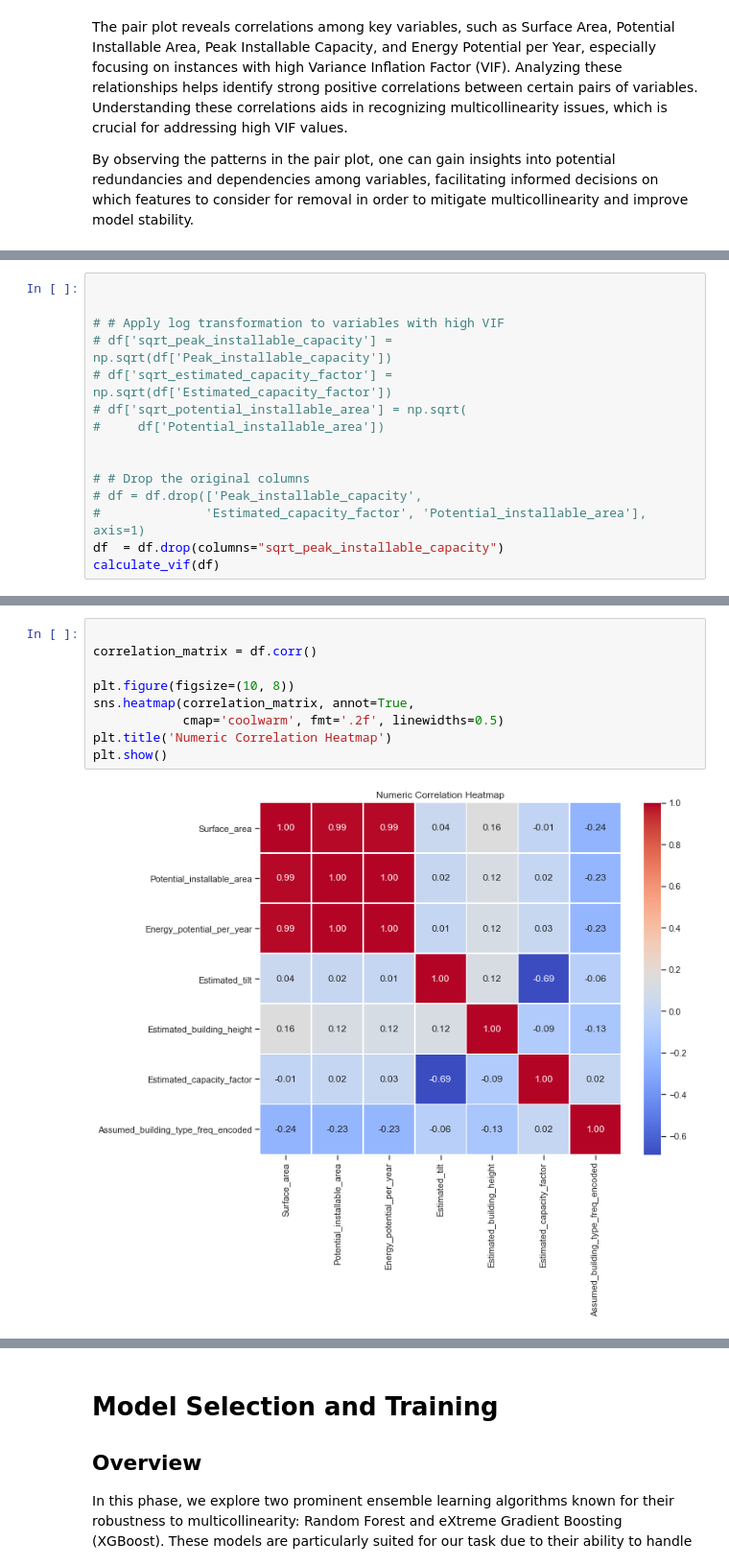
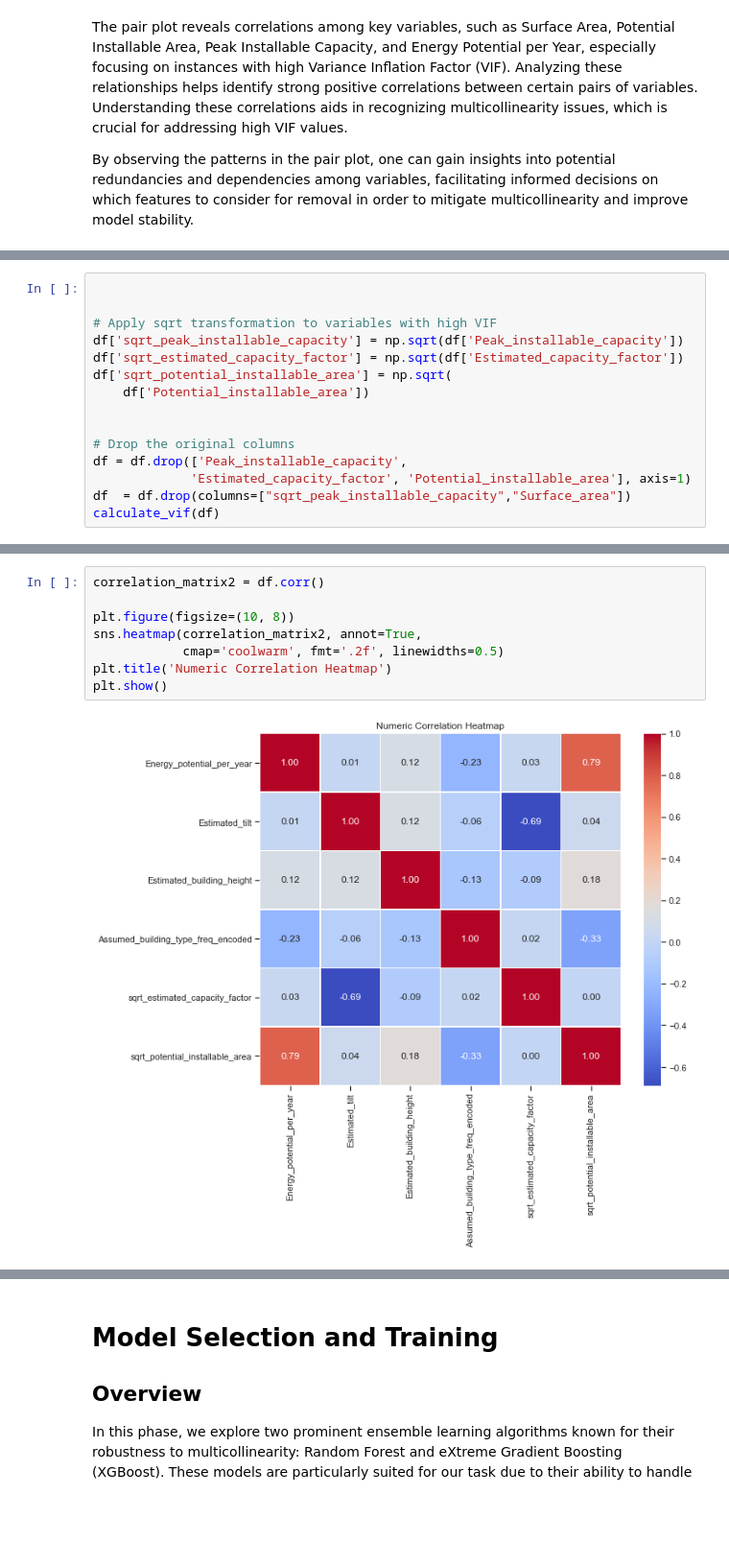
Before and after one commit to samcurryokee/Solar-Panel-Optimization-in-Nairobi, a Jupyter notebook: Notebook.ipynb, the cells around one changed output, grey strips where cells are left out. Shown at 96% size. Saved outputs shown, nothing was run; the diff lists cells and outputs as text; blank space fills up the shorter version.

```diff
--- a/Notebook.ipynb
+++ b/Notebook.ipynb
@@ -658,15 +643,15 @@ The pair plot reveals correlations among key variables, such as Surface Area, Po
 # %%
 
 
-# # Apply log transformation to variables with high VIF
-# df['sqrt_peak_installable_capacity'] = np.sqrt(df['Peak_installable_capacity'])
-# df['sqrt_estimated_capacity_factor'] = np.sqrt(df['Estimated_capacity_factor'])
-# df['sqrt_potential_installable_area'] = np.sqrt(
-#     df['Potential_installable_area'])
+# Apply sqrt transformation to variables with high VIF
+df['sqrt_peak_installable_capacity'] = np.sqrt(df['Peak_installable_capacity'])
+df['sqrt_estimated_capacity_factor'] = np.sqrt(df['Estimated_capacity_factor'])
+df['sqrt_potential_installable_area'] = np.sqrt(
+    df['Potential_installable_area'])
 
 
-# # Drop the original columns
-# df = df.drop(['Peak_installable_capacity',
-#              'Estimated_capacity_factor', 'Potential_installable_area'], axis=1)
-df  = df.drop(columns="sqrt_peak_installable_capacity")
+# Drop the original columns
+df = df.drop(['Peak_installable_capacity',
+             'Estimated_capacity_factor', 'Potential_installable_area'], axis=1)
+df  = df.drop(columns=["sqrt_peak_installable_capacity","Surface_area"])
 calculate_vif(df)
@@ -685,11 +688,10 @@ calculate_vif(df)
 # %%
-
-correlation_matrix = df.corr()
+correlation_matrix2 = df.corr()
 
 plt.figure(figsize=(10, 8))
-sns.heatmap(correlation_matrix, annot=True,
+sns.heatmap(correlation_matrix2, annot=True,
             cmap='coolwarm', fmt='.2f', linewidths=0.5)
 plt.title('Numeric Correlation Heatmap')
 plt.show()
 # %% [output]
-[figure, old version]
+[figure, new version]
```
Also changed, not shown: parts of 42 cells of this notebook.
